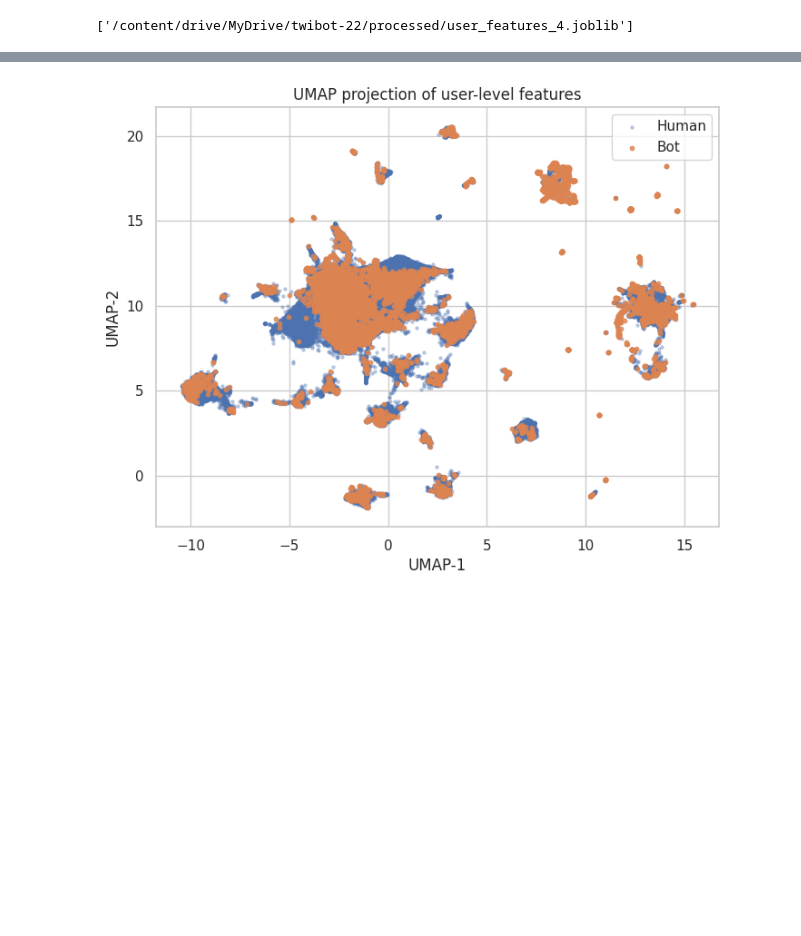
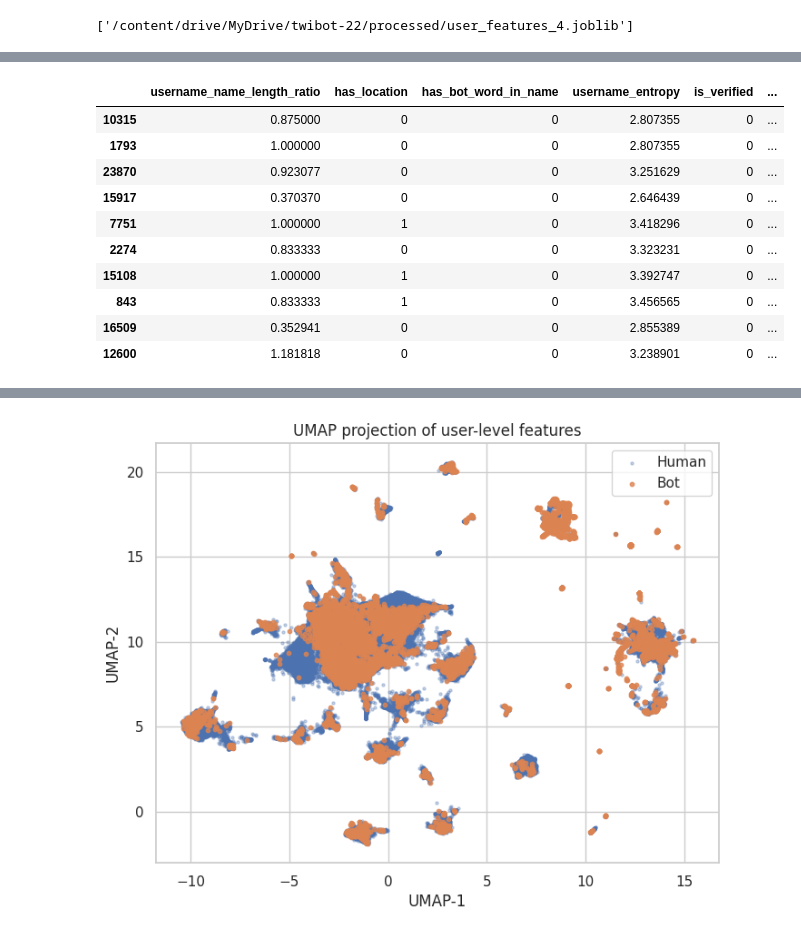
Before and after one commit to julwdo/thesis, a Jupyter notebook: 01_codes/01_gcolab/03_thesis_extract_additional_features_2.ipynb, the cells around one changed output, grey strips where cells are left out. Cells and saved outputs as stored; diff of their text form; code cells hidden in the pictures; blank space fills up the shorter version.

```diff
--- a/01_codes/01_gcolab/03_thesis_extract_additional_features_2.ipynb
+++ b/01_codes/01_gcolab/03_thesis_extract_additional_features_2.ipynb
@@ -798,0 +925,11 @@ XGBoost F1: 0.34396135265700484
+# %%
+import numpy as np
+from sklearn.metrics import f1_score
+
+probs = xgb_model.predict_proba(X_test_selected_df)[:, 1]
+
+thresholds = np.linspace(0.05, 0.95, 50)
+f1s = [f1_score(y_test, probs >= t) for t in thresholds]
+
+best_t = thresholds[np.argmax(f1s)]
+max(f1s), best_t
@@ -798,0 +938,16 @@ XGBoost F1: 0.34396135265700484
+# %%
+import pandas as pd
+
+probs = xgb_model.predict_proba(X_test_selected_df)[:, 1]
+y_pred = (probs >= best_t).astype(int)  # or 0.5 if you haven’t tuned yet
+
+errors = X_test_selected_df.copy()
+errors["y_true"] = y_test.values
+errors["y_pred"] = y_pred
+errors["prob"] = probs
+
+errors["error_type"] = "correct"
+errors.loc[(errors.y_true == 1) & (errors.y_pred == 0), "error_type"] = "FN"
+errors.loc[(errors.y_true == 0) & (errors.y_pred == 1), "error_type"] = "FP"
+errors.loc[(errors.y_true == 0) & (errors.y_pred == 0), "error_type"] = "TN"
+errors.loc[(errors.y_true == 1) & (errors.y_pred == 1), "error_type"] = "TP"
@@ -798,0 +964,14 @@ XGBoost F1: 0.34396135265700484
+# %%
+errors.query("error_type == 'FP'").sort_values("prob", ascending=False).head(10)
+# %% [output]
+|  | username_name_length_ratio | has_location | has_bot_word_in_name | username_entropy | is_verified | ... |
+| 10315 | 0.875000 | 0 | 0 | 2.807355 | 0 | ... |
+| 1793 | 1.000000 | 0 | 0 | 2.807355 | 0 | ... |
+| 23870 | 0.923077 | 0 | 0 | 3.251629 | 0 | ... |
+| 15917 | 0.370370 | 0 | 0 | 2.646439 | 0 | ... |
+| 7751 | 1.000000 | 1 | 0 | 3.418296 | 0 | ... |
+| 2274 | 0.833333 | 0 | 0 | 3.323231 | 0 | ... |
+| 15108 | 1.000000 | 1 | 0 | 3.392747 | 0 | ... |
+| 843 | 0.833333 | 1 | 0 | 3.456565 | 0 | ... |
+| 16509 | 0.352941 | 0 | 0 | 2.855389 | 0 | ... |
+| 12600 | 1.181818 | 0 | 0 | 3.238901 | 0 | ... |
```
Also changed, not shown: parts of 33 cells of this notebook.
